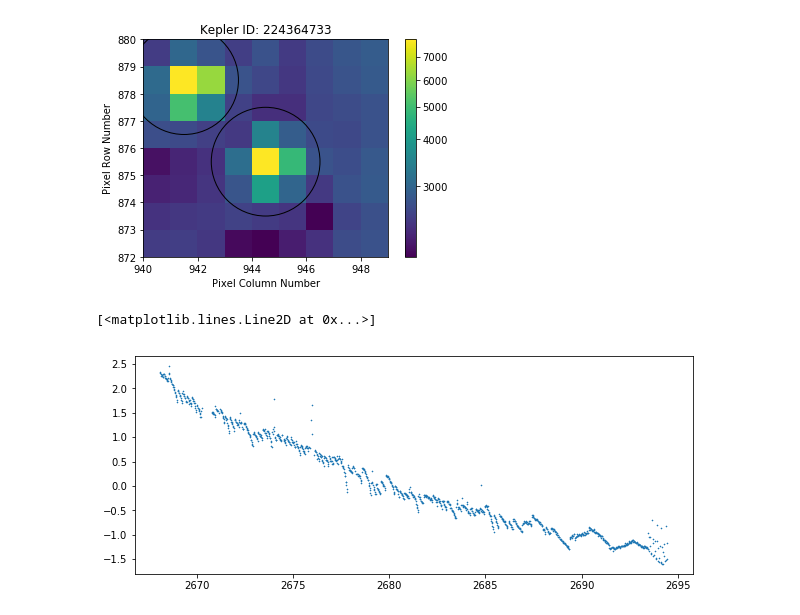
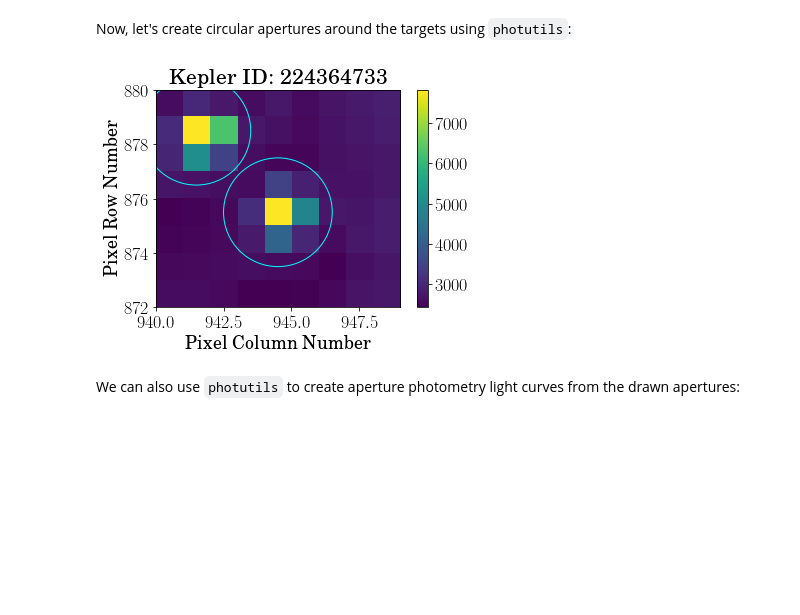
Before and after one commit to KeplerGO/oktopus, a Jupyter notebook: docs/source/notebooks/c9-prf-fitting.ipynb, the cells around one changed output. Cells and saved outputs as stored; diff of their text form; code cells hidden in the pictures; blank space fills up the shorter version.

```diff
--- a/docs/source/notebooks/c9-prf-fitting.ipynb
+++ b/docs/source/notebooks/c9-prf-fitting.ipynb
@@ -18,0 +51,4 @@ or matplotlib.backends is imported for the first time.
+# %%
+tpf = KeplerTargetPixelFile('https://archive.stsci.edu/missions/k2/target_pixel_files/c91/'
+                            '224300000/64000/ktwo224364733-c91_lpd-targ.fits.gz',
+                            quality_bitmask=KeplerQualityFlags.QUALITY_ZERO_BITMASK)
@@ -19,20 +64,15 @@ or matplotlib.backends is imported for the first time.
+# %% [markdown]
+Now, let's create circular apertures around the targets using ``photutils``:
 # %%
-tpf = KeplerTargetPixelFile('ktwo224364733-c91_lpd-targ.fits',
-                            quality_bitmask=KeplerQualityFlags.QUALITY_ZERO_BITMASK)
-bkg = tpf.estimate_background()
-apr.CircularAperture((941.5, 878.5), r=2).plot()
-apr.CircularAperture((944.5, 875.5), r=2).plot()
-tpf.plot(scale='sqrt')
+tpf.plot(nframe=100)
+apr.CircularAperture((941.5, 878.5), r=2).plot(color='cyan')
+apr.CircularAperture((944.5, 875.5), r=2).plot(color='cyan')
 # %% [output]
-[figure, old version]
+[figure, new version]
+# %% [markdown]
+We can also use ``photutils`` to create aperture photometry light curves from the drawn apertures:
 # %%
 lc1, lc2 = np.zeros(len(tpf.time)), np.zeros(len(tpf.time))
 for i in range(len(tpf.time)):
     lc1[i] = apr.CircularAperture((941.5 - tpf.column, 878.5 - tpf.row), r=2).do_photometry(tpf.flux[i])[0]
     lc2[i] = apr.CircularAperture((944.5 - tpf.column, 875.5 - tpf.row), r=2).do_photometry(tpf.flux[i])[0]
-# %%
-pl.figure(figsize=[10, 4])
-pl.plot(tpf.time, (lc1 - np.mean(lc1)) / np.std(lc1), 'x', markersize=1)
-# %% [output]
-[<matplotlib.lines.Line2D at 0x...>]
-[figure, removed]
```
Also changed, not shown: parts of 94 cells of this notebook, 1 other file.
